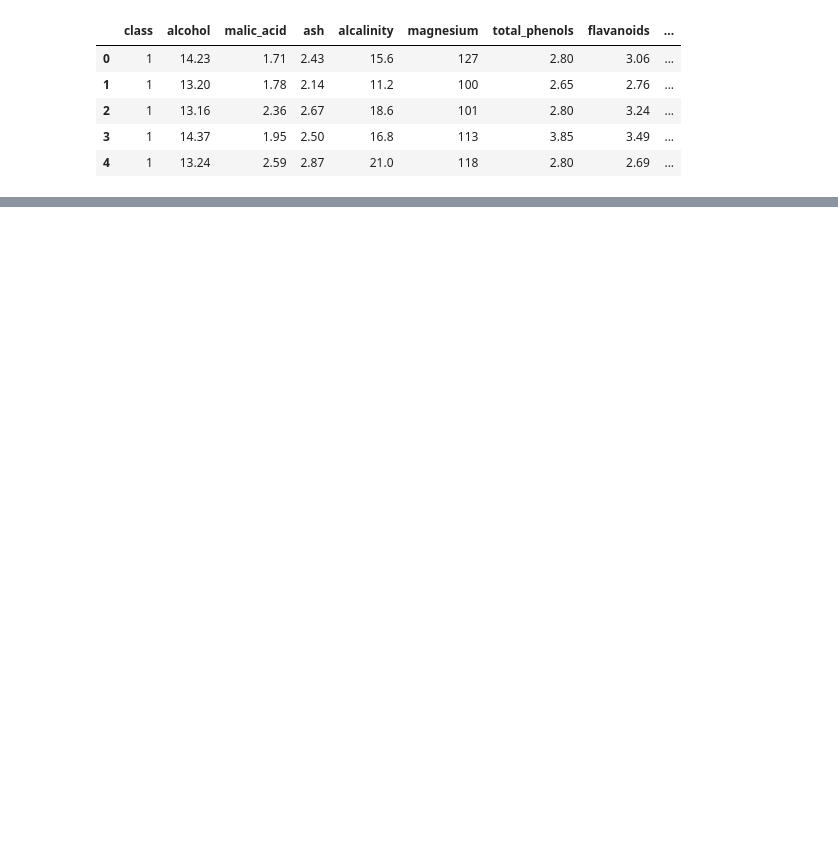
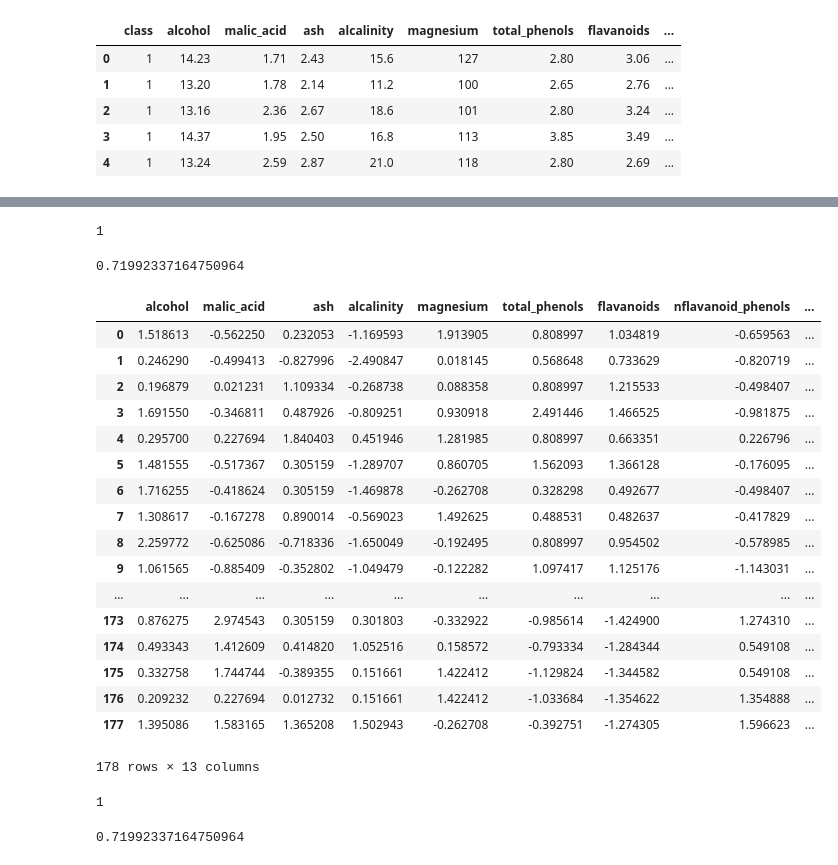
Before and after one commit to geoscientist/Intro_to_machine_learning, a Jupyter notebook: neighbours/kNN.ipynb, the cells around one changed output, grey strips where cells are left out. Drawn from its saved outputs; the diff is of its cells as text; code cells hidden in the pictures; blank space fills up the shorter version.

```diff
--- a/neighbours/kNN.ipynb
+++ b/neighbours/kNN.ipynb
@@ -44,0 +43,8 @@ SyntaxError: invalid syntax (<ipython-input-37-20cb979e49ce>, line 7)
+# %%
+scores['value'].idxmax()
+# %% [output]
+1
+# %%
+scores['value'].max()
+# %% [output]
+0.71992337164750964
@@ -44,0 +59,24 @@ SyntaxError: invalid syntax (<ipython-input-37-20cb979e49ce>, line 7)
+# %%
+# data scaling
+train_processed = pd.DataFrame(preprocessing.scale(train_data), columns = names[1:14])
+# %%
+train_processed
+# %% [output]
+|  | alcohol | malic_acid | ash | alcalinity | magnesium | total_phenols | flavanoids | nflavanoid_phenols | ... |
+| 0 | 1.518613 | -0.562250 | 0.232053 | -1.169593 | 1.913905 | 0.808997 | 1.034819 | -0.659563 | ... |
+| 1 | 0.246290 | -0.499413 | -0.827996 | -2.490847 | 0.018145 | 0.568648 | 0.733629 | -0.820719 | ... |
+| 2 | 0.196879 | 0.021231 | 1.109334 | -0.268738 | 0.088358 | 0.808997 | 1.215533 | -0.498407 | ... |
+| 3 | 1.691550 | -0.346811 | 0.487926 | -0.809251 | 0.930918 | 2.491446 | 1.466525 | -0.981875 | ... |
+| 4 | 0.295700 | 0.227694 | 1.840403 | 0.451946 | 1.281985 | 0.808997 | 0.663351 | 0.226796 | ... |
+| 5 | 1.481555 | -0.517367 | 0.305159 | -1.289707 | 0.860705 | 1.562093 | 1.366128 | -0.176095 | ... |
+| 6 | 1.716255 | -0.418624 | 0.305159 | -1.469878 | -0.262708 | 0.328298 | 0.492677 | -0.498407 | ... |
+| 7 | 1.308617 | -0.167278 | 0.890014 | -0.569023 | 1.492625 | 0.488531 | 0.482637 | -0.417829 | ... |
+| 8 | 2.259772 | -0.625086 | -0.718336 | -1.650049 | -0.192495 | 0.808997 | 0.954502 | -0.578985 | ... |
+| 9 | 1.061565 | -0.885409 | -0.352802 | -1.049479 | -0.122282 | 1.097417 | 1.125176 | -1.143031 | ... |
+| ... | ... | ... | ... | ... | ... | ... | ... | ... | ... |
+| 173 | 0.876275 | 2.974543 | 0.305159 | 0.301803 | -0.332922 | -0.985614 | -1.424900 | 1.274310 | ... |
+| 174 | 0.493343 | 1.412609 | 0.414820 | 1.052516 | 0.158572 | -0.793334 | -1.284344 | 0.549108 | ... |
+| 175 | 0.332758 | 1.744744 | -0.389355 | 0.151661 | 1.422412 | -1.129824 | -1.344582 | 0.549108 | ... |
+| 176 | 0.209232 | 0.227694 | 0.012732 | 0.151661 | 1.422412 | -1.033684 | -1.354622 | 1.354888 | ... |
+| 177 | 1.395086 | 1.583165 | 1.365208 | 1.502943 | -0.262708 | -0.392751 | -1.274305 | 1.596623 | ... |
+178 rows × 13 columns
@@ -44,0 +93,8 @@ SyntaxError: invalid syntax (<ipython-input-37-20cb979e49ce>, line 7)
+# %%
+scores_scaled['value'].idxmax()
+# %% [output]
+1
+# %%
+scores_scaled['value'].max()
+# %% [output]
+0.71992337164750964
```
Also changed, not shown: parts of 9 cells of this notebook.
